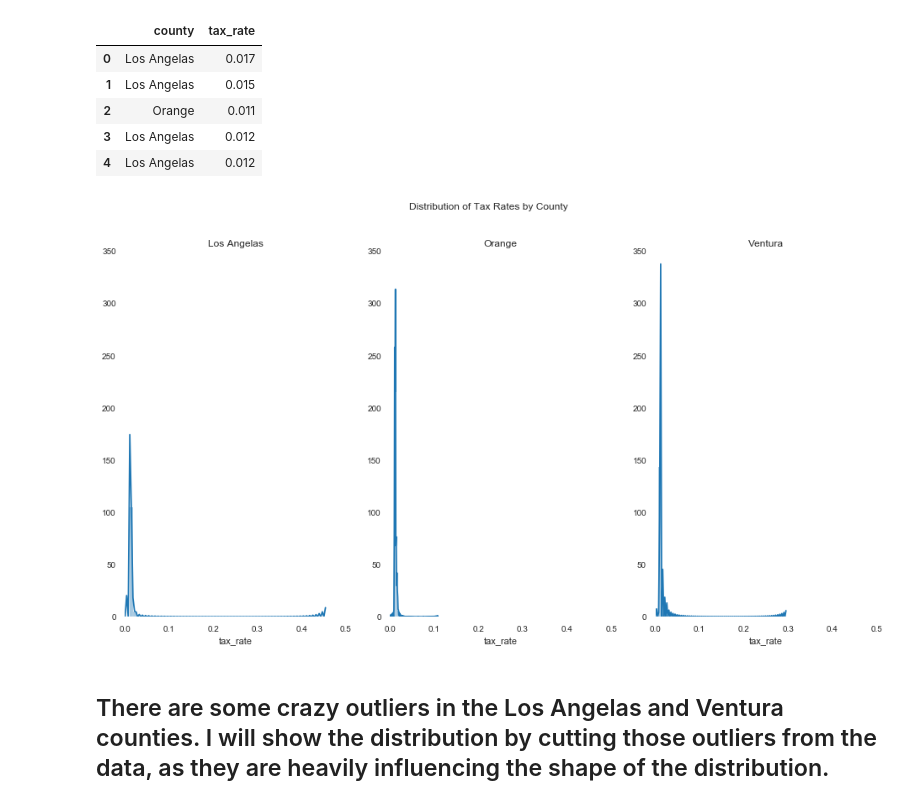
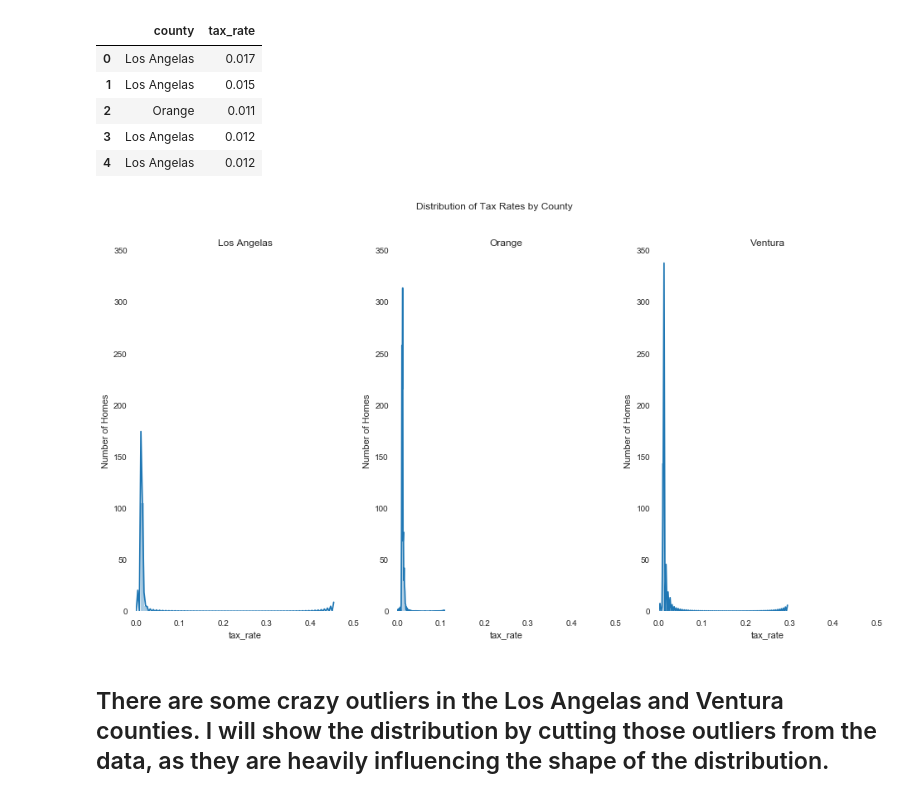
Before and after one commit to jivemachine/zillow_project, a Jupyter notebook: zillow_notebook_exploring_modeling.ipynb, the cells around one changed output. Saved outputs shown, nothing was run; the diff lists cells and outputs as text; code cells hidden in the pictures.

```diff
--- a/zillow_notebook_exploring_modeling.ipynb
+++ b/zillow_notebook_exploring_modeling.ipynb
@@ -141,33 +133,35 @@ county_df.head()
 # %%
 la = county_df[county_df.county == 'Los Angelas'].tax_rate
 orange = county_df[county_df.county == 'Orange'].tax_rate
 ventura = county_df[county_df.county == 'Ventura'].tax_rate
 
 plt.figure(figsize=(16, 8))
 plt.suptitle('Distribution of Tax Rates by County')
 
 plt.subplot(131)
 sns.distplot(la)
 plt.title('Los Angelas')
 plt.xlim(0, 0.5)
 plt.ylim(0, 350)
+plt.ylabel("Number of Homes")
 
 plt.subplot(132)
 sns.distplot(orange)
 plt.title("Orange")
 plt.xlim(0, 0.5)
 plt.ylim(0, 350)
+plt.ylabel("Number of Homes")
 
 plt.subplot(133)
 sns.distplot(ventura)
 plt.title("Ventura")
 plt.xlim(0, 0.5)
 plt.ylim(0, 350)
-
+plt.ylabel("Number of Homes")
 
 plt.show()
 # %% [output]
-[figure, old version]
+[figure, new version]
 # %% [markdown]
 ## There are some crazy outliers in the Los Angelas and Ventura counties. I will show the distribution by cutting those outliers from the data, as they are heavily influencing the shape of the distribution.
 # %%
```
Also changed, not shown: parts of 17 cells of this notebook, 1 other file.
